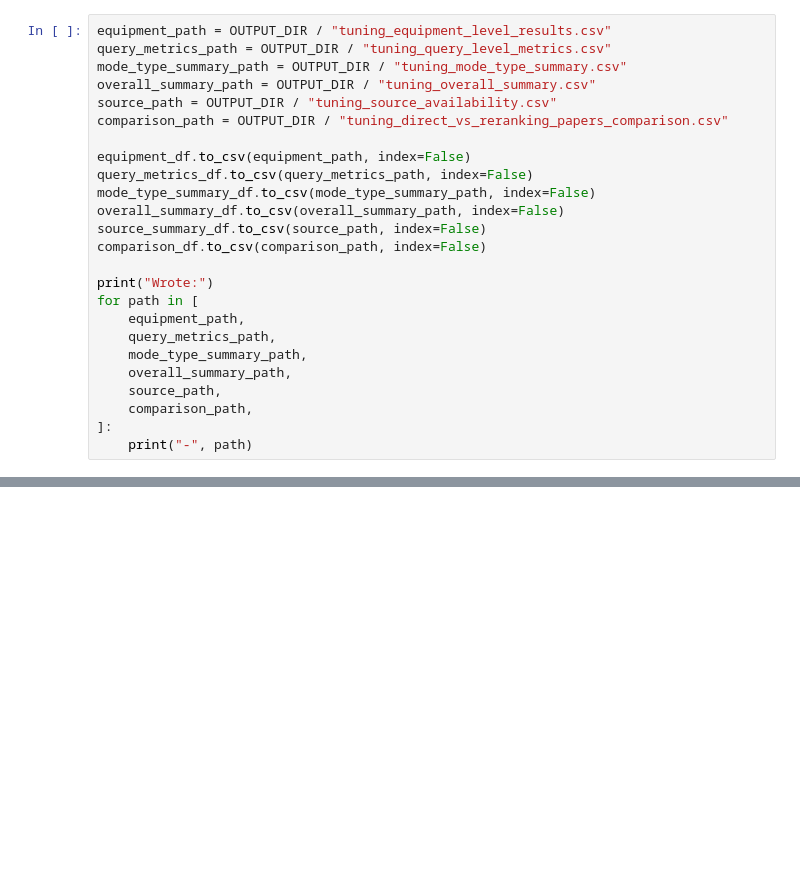
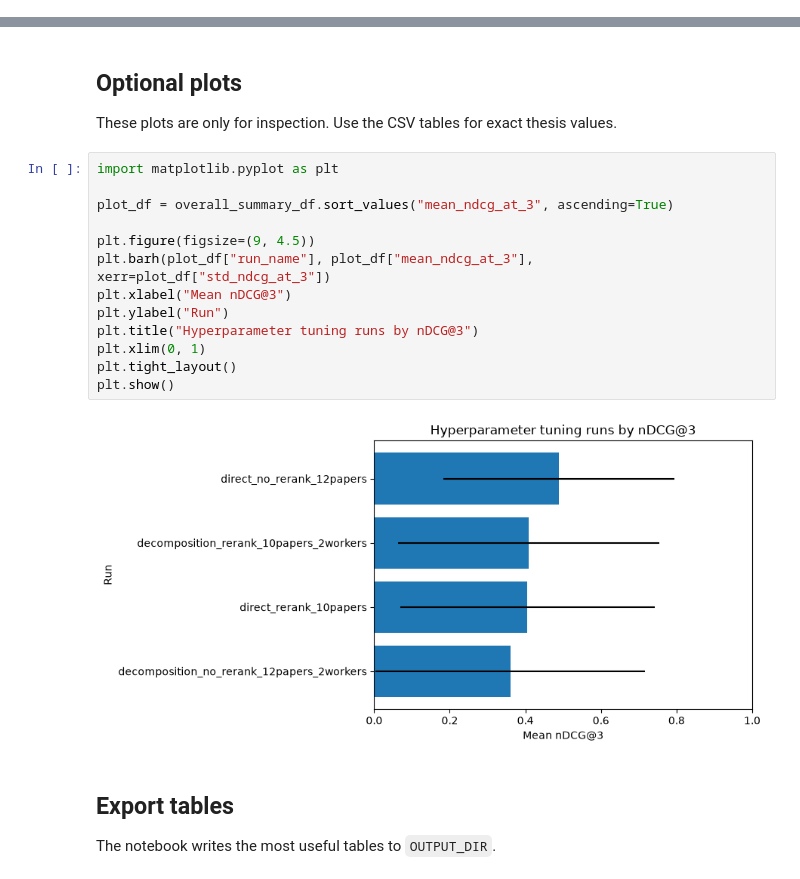
Before and after one commit to IppeLuning/equipment_recommender_rag, a Jupyter notebook: notebooks/evaluate_hyperparameter_tuning.ipynb, the cells around one changed output, grey strips where cells are left out. Drawn from its saved outputs; the diff is of its cells as text; blank space fills up the shorter version.

Commit message:
all results

```diff
--- a/notebooks/evaluate_hyperparameter_tuning.ipynb
+++ b/notebooks/evaluate_hyperparameter_tuning.ipynb
@@ -687,25 +0,0 @@ comparison_df
-# %%
-equipment_path = OUTPUT_DIR / "tuning_equipment_level_results.csv"
-query_metrics_path = OUTPUT_DIR / "tuning_query_level_metrics.csv"
-mode_type_summary_path = OUTPUT_DIR / "tuning_mode_type_summary.csv"
-overall_summary_path = OUTPUT_DIR / "tuning_overall_summary.csv"
-source_path = OUTPUT_DIR / "tuning_source_availability.csv"
-comparison_path = OUTPUT_DIR / "tuning_direct_vs_reranking_papers_comparison.csv"
-
-equipment_df.to_csv(equipment_path, index=False)
-query_metrics_df.to_csv(query_metrics_path, index=False)
-mode_type_summary_df.to_csv(mode_type_summary_path, index=False)
-overall_summary_df.to_csv(overall_summary_path, index=False)
-source_summary_df.to_csv(source_path, index=False)
-comparison_df.to_csv(comparison_path, index=False)
-
-print("Wrote:")
-for path in [
-    equipment_path,
-    query_metrics_path,
-    mode_type_summary_path,
-    overall_summary_path,
-    source_path,
-    comparison_path,
-]:
-    print("-", path)
@@ -763,0 +1021,23 @@ equipment_df[
+# %% [markdown]
+## Optional plots
+
+These plots are only for inspection. Use the CSV tables for exact thesis values.
+# %%
+import matplotlib.pyplot as plt
+
+plot_df = overall_summary_df.sort_values("mean_ndcg_at_3", ascending=True)
+
+plt.figure(figsize=(9, 4.5))
+plt.barh(plot_df["run_name"], plot_df["mean_ndcg_at_3"], xerr=plot_df["std_ndcg_at_3"])
+plt.xlabel("Mean nDCG@3")
+plt.ylabel("Run")
+plt.title("Hyperparameter tuning runs by nDCG@3")
+plt.xlim(0, 1)
+plt.tight_layout()
+plt.show()
+# %% [output]
+[figure, added]
+# %% [markdown]
+## Export tables
+
+The notebook writes the most useful tables to `OUTPUT_DIR`.
```
Also changed, not shown: parts of 43 cells of this notebook, 53 other files.
